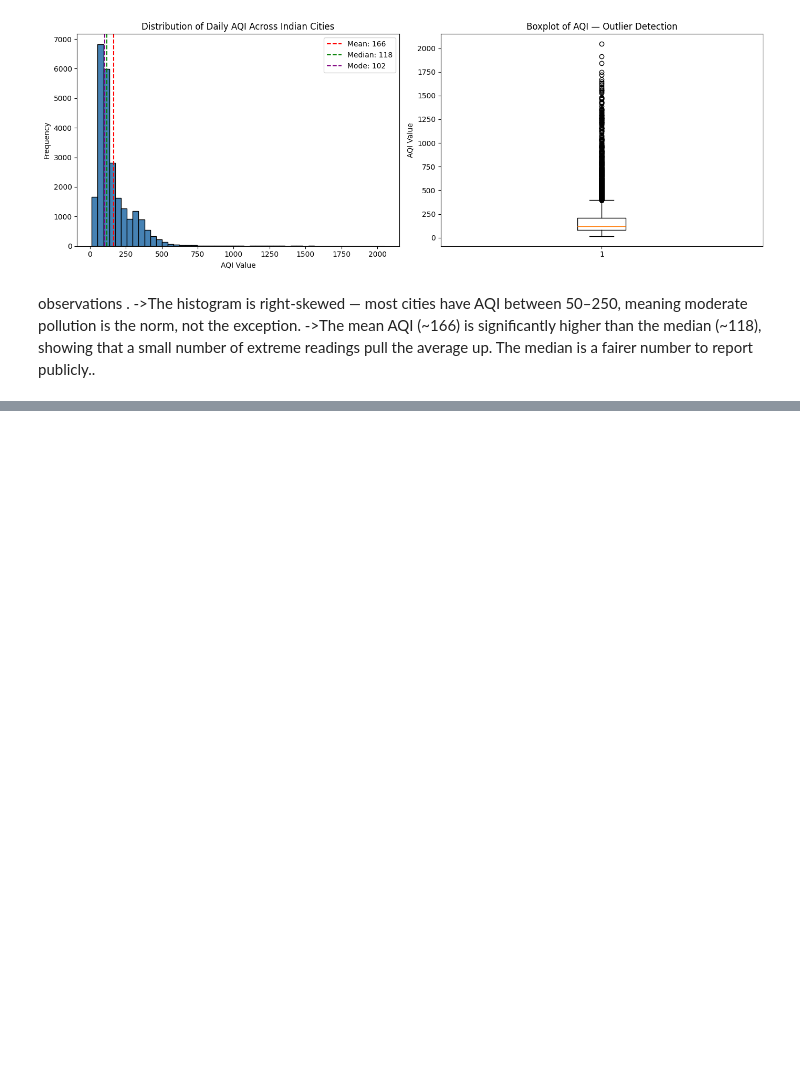
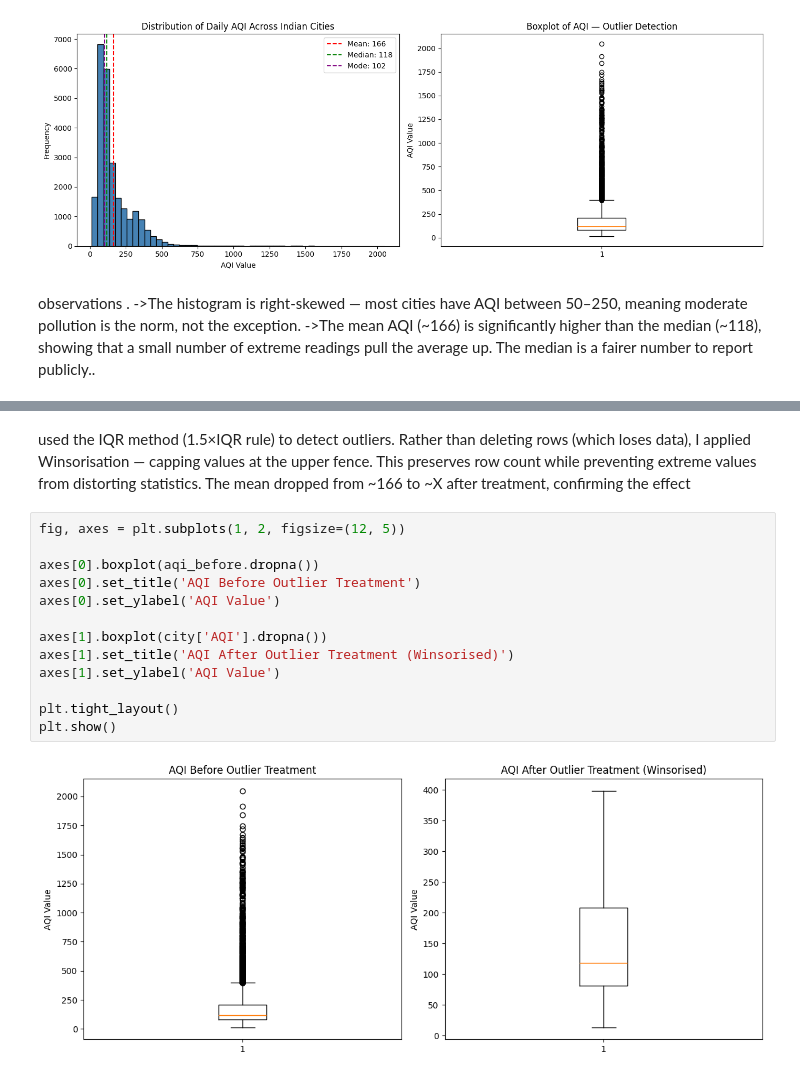
Before and after one commit to jelza04/ML-lab-2547123, a Jupyter notebook: lab1/lab1.ipynb, the cells around one changed output, grey strips where cells are left out. Cells and saved outputs as stored; diff of their text form; blank space fills up the shorter version.

```diff
--- a/lab1/lab1.ipynb
+++ b/lab1/lab1.ipynb
@@ -190,0 +266,17 @@ observations  .
+# %% [markdown]
+used the IQR method (1.5×IQR rule) to detect outliers. Rather than deleting rows (which loses data), I applied Winsorisation — capping values at the upper fence. This preserves row count while preventing extreme values from distorting statistics. The mean dropped from ~166 to ~X after treatment, confirming the effect
+# %%
+fig, axes = plt.subplots(1, 2, figsize=(12, 5))
+
+axes[0].boxplot(aqi_before.dropna())
+axes[0].set_title('AQI Before Outlier Treatment')
+axes[0].set_ylabel('AQI Value')
+
+axes[1].boxplot(city['AQI'].dropna())
+axes[1].set_title('AQI After Outlier Treatment (Winsorised)')
+axes[1].set_ylabel('AQI Value')
+
+plt.tight_layout()
+plt.show()
+# %% [output]
+[figure, added]
```
Also changed, not shown: parts of 29 cells of this notebook, 4 other files.
